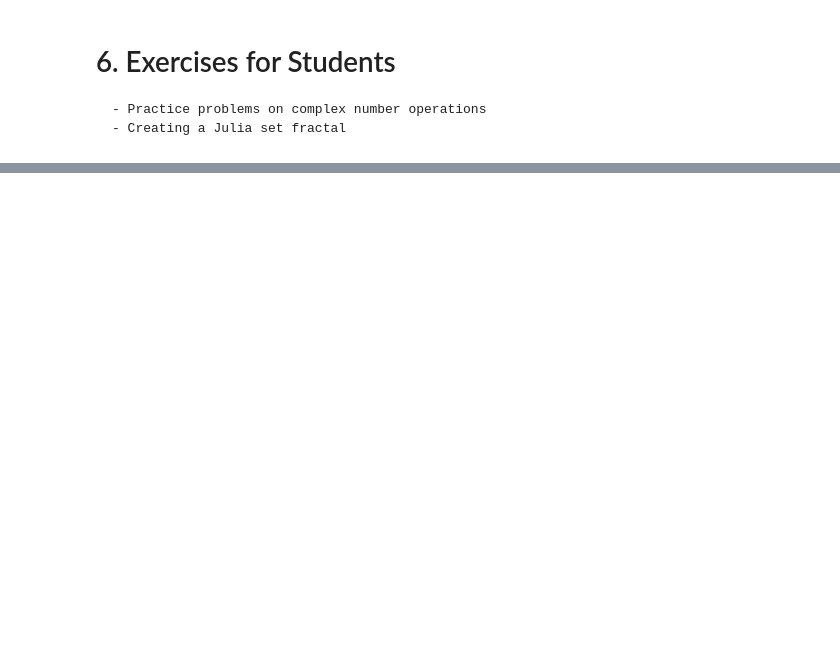
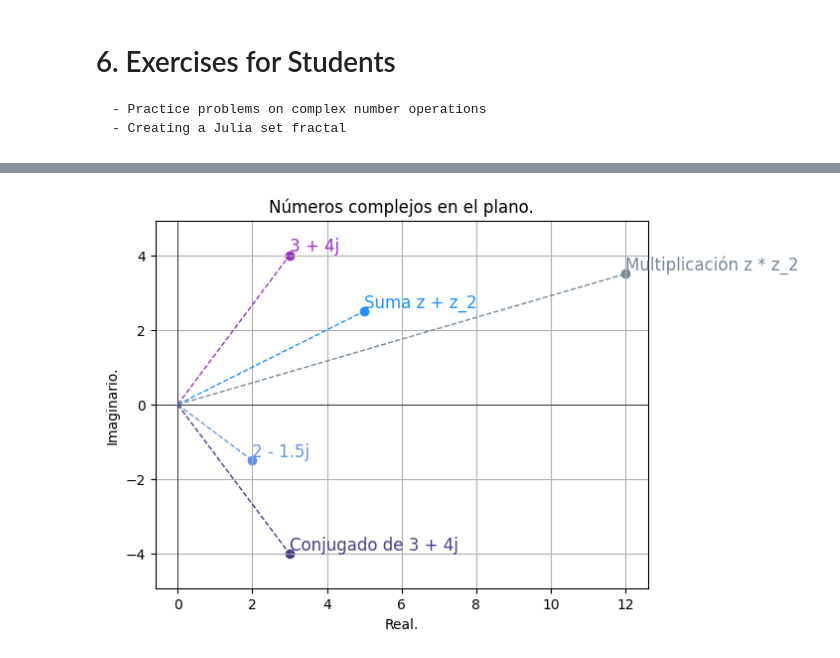
Before and after one commit to JuanCruzSalamanca/Espacios-vectoriales-complejos, a Jupyter notebook: ComplexIntro.ipynb, the cells around one changed output, grey strips where cells are left out. Saved outputs shown, nothing was run; the diff lists cells and outputs as text; code cells hidden in the pictures; blank space fills up the shorter version.

```diff
--- a/ComplexIntro.ipynb
+++ b/ComplexIntro.ipynb
@@ -354,0 +346,34 @@ plt.show()
+# %%
+import matplotlib.pyplot as plt
+
+# Valores a gráficar
+z = 3 + 4j # Número complejo 3 + 4j
+z_2 = 2 - 1.5j # Número complejo 2 - 1.5j
+conjugado = z.conjugate() # Conjugado de 3 + 4j
+suma = z + z_2
+multi = z * z_2
+
+def draw_point(z, color, etiqueta):
+    plt.scatter(z.real, z.imag, color = color, label = etiqueta)
+    plt.plot([0, z.real], [0, z.imag], color = color, linestyle = "--", linewidth = 1)
+    plt.text(z.real, z.imag, etiqueta, fontsize=12, color=color, ha="left", va="bottom")
+
+# Dibujo del plano.
+plt.figure()
+plt.axis("equal")
+plt.xlabel("Real.")
+plt.ylabel("Imaginario.")
+plt.title("Números complejos en el plano.")
+plt.grid(True)
+plt.axhline(0, color='black', linewidth=0.5)
+plt.axvline(0, color='black', linewidth=0.5)
+
+# Puntos a dibujar
+draw_point(z, "#9932CC", "3 + 4j")
+draw_point(z_2, "#6495ED", "2 - 1.5j")
+draw_point(conjugado, "#483D8B", "Conjugado de 3 + 4j")
+draw_point(suma, "#1E90FF", "Suma z + z_2")
+draw_point(multi, "#778899", "Multiplicación z * z_2")
+plt.show()
+# %% [output]
+[figure, added]
```
Also changed, not shown: parts of 11 cells of this notebook.
